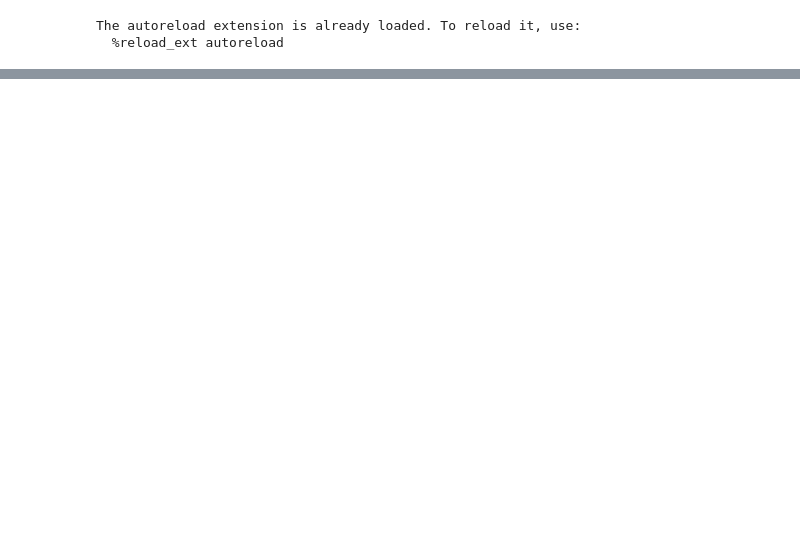
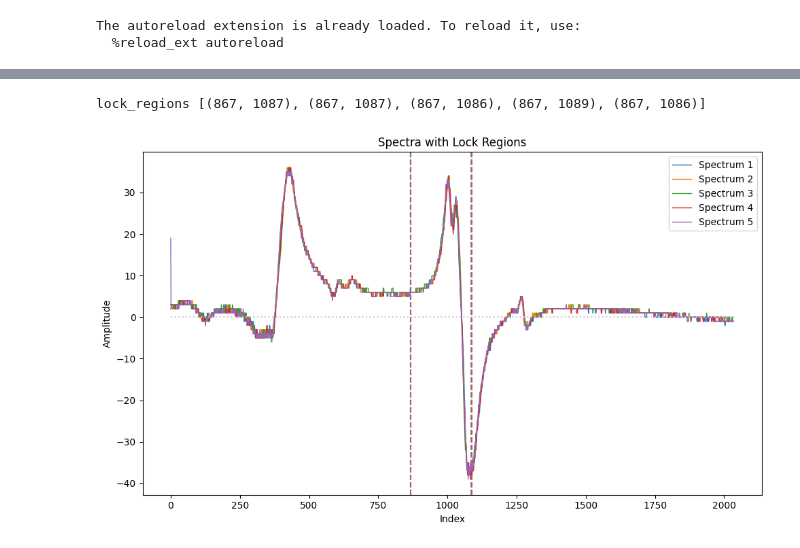
Before and after one commit to jack00look/RP_Spectroscopy, a Jupyter notebook: Test_calculate_autolock_instructions/Simulation_calculate_autolock_instructions.ipynb, the cells around one changed output, grey strips where cells are left out. Cells and saved outputs as stored; diff of their text form; code cells hidden in the pictures; blank space fills up the shorter version.

```diff
--- a/Test_calculate_autolock_instructions/Simulation_calculate_autolock_instructions.ipynb
+++ b/Test_calculate_autolock_instructions/Simulation_calculate_autolock_instructions.ipynb
@@ -163,0 +259,33 @@ axs[1].set_title('Spectra with lock region after cropping, zoomed in')
+# %%
+lock_regions = [get_lock_region_v2(spectrum, target_idxs, prepared_spectrum) for spectrum in spectra_cropped] #MODIFIED CODE. Using v2 to get lock regions on cropped spectra based on prepared spectrum.
+
+print('lock_regions', lock_regions)
+
+fig, ax = plt.subplots(figsize=(10, 6))
+
+# Use Matplotlib's default color cycle
+colors = plt.rcParams['axes.prop_cycle'].by_key()['color']
+
+for i, (spectrum, lock_region) in enumerate(zip(spectra_cropped, lock_regions)):
+    color = colors[i % len(colors)]
+    ax.plot(spectrum, lw=1, color=color, label=f"Spectrum {i+1}")
+
+    # Handle both range (x0, x1) or single value lock region
+    if isinstance(lock_region, (list, tuple, np.ndarray)) and len(lock_region) == 2:
+        x0, x1 = lock_region
+        ax.axvline(x0, color=color, ls='--', alpha=0.5)
+        ax.axvline(x1, color=color, ls='--', alpha=0.5)
+        #ax.axvspan(x0, x1, color=color, alpha=0.1)
+    else:
+        ax.axvline(lock_region, color=color, ls='--', alpha=0.5)
+
+ax.hlines(0, 0, spectra_cropped.shape[1], color='0.8', ls=':')
+ax.set_title("Spectra with Lock Regions")
+ax.set_xlabel("Index")
+ax.set_ylabel("Amplitude")
+ax.legend()
+plt.tight_layout()
+plt.show()
+# %% [output]
+lock_regions [(867, 1087), (867, 1087), (867, 1086), (867, 1089), (867, 1086)]
+[figure, added]
```
Also changed, not shown: parts of 8 cells of this notebook, 7 other files.
